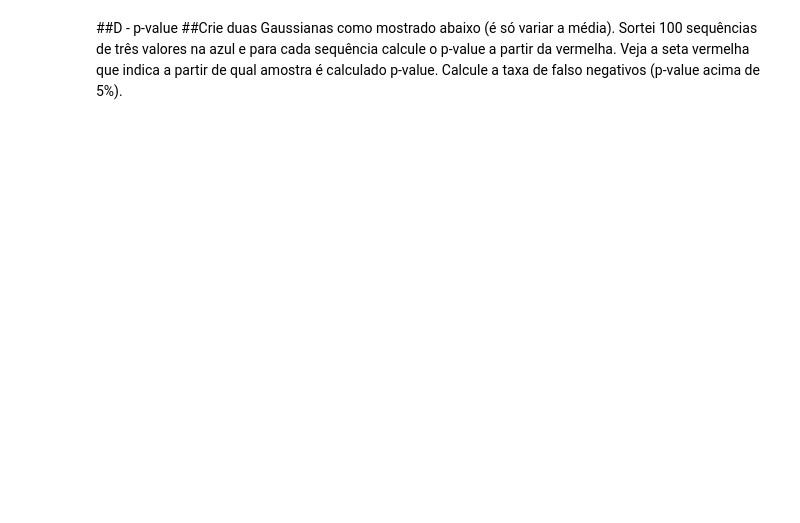
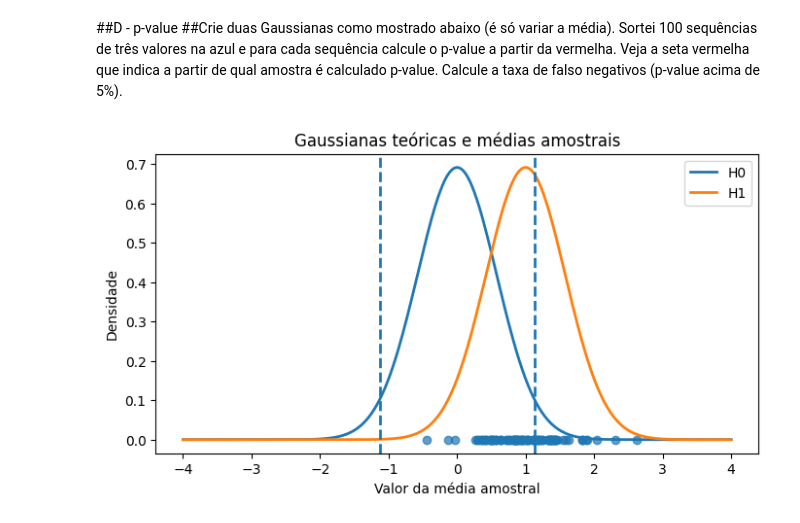
Before and after one commit to diofares/LLM-Estatistica-Atividade1, a Jupyter notebook: LLM_Estatistica_Atividade1.ipynb, the cells around one changed output. Drawn from its saved outputs; the diff is of its cells as text; code cells hidden in the pictures; blank space fills up the shorter version.

```diff
--- a/LLM_Estatistica_Atividade1.ipynb
+++ b/LLM_Estatistica_Atividade1.ipynb
@@ -360,3 +366,48 @@ plt.show()
 # %% [markdown]
 ##D - p-value
 ##Crie duas Gaussianas como mostrado abaixo (é só variar a média). Sortei 100 sequências de três valores na azul e para cada sequência calcule o p-value a partir da vermelha. Veja a seta vermelha que indica a partir de qual amostra é calculado p-value. Calcule a taxa de falso negativos (p-value acima de 5%).
+# %%
+import numpy as np
+import matplotlib.pyplot as plt
+from scipy.stats import norm
+
+np.random.seed(42)
+
+mu0 = 0
+mu1 = 1
+sigma = 1
+n=3
+num_amostras=100
+alpha=0.05
+
+erro_padrao=sigma/np.sqrt(n)
+x=np.linspace(-4,4,400)
+
+
+pdf_h0=norm.pdf(x,mu0,erro_padrao)
+pdf_h1=norm.pdf(x,mu1,erro_padrao)
+
+amostras=np.random.normal(mu1,sigma,(num_amostras,n))
+medias_amostrais=amostras.mean(axis=1)
+
+z_scores=(medias_amostrais-mu0)/erro_padrao
+p_values=2*(1-norm.cdf(np.abs(z_scores)))
+
+taxa_falsos_negativos = np.mean(p_values>alpha)
+
+limite=norm.ppf(1-alpha/2,mu0,erro_padrao)
+
+plt.figure(figsize=(8,4))
+plt.plot(x,pdf_h0,label="H0",linewidth=2)
+plt.plot(x,pdf_h1,label="H1",linewidth=2)
+plt.scatter(medias_amostrais, np.zeros(num_amostras),alpha=0.7)
+plt.axvline(limite,linestyle="--",linewidth=2)
+plt.axvline(-limite,linestyle="--",linewidth=2)
+
+plt.xlabel("Valor da média amostral")
+plt.ylabel("Densidade")
+plt.title("Gaussianas teóricas e médias amostrais")
+plt.legend()
+plt.show()
+# %% [output]
+[figure, added]
```
Also changed, not shown: parts of 2 cells of this notebook.
